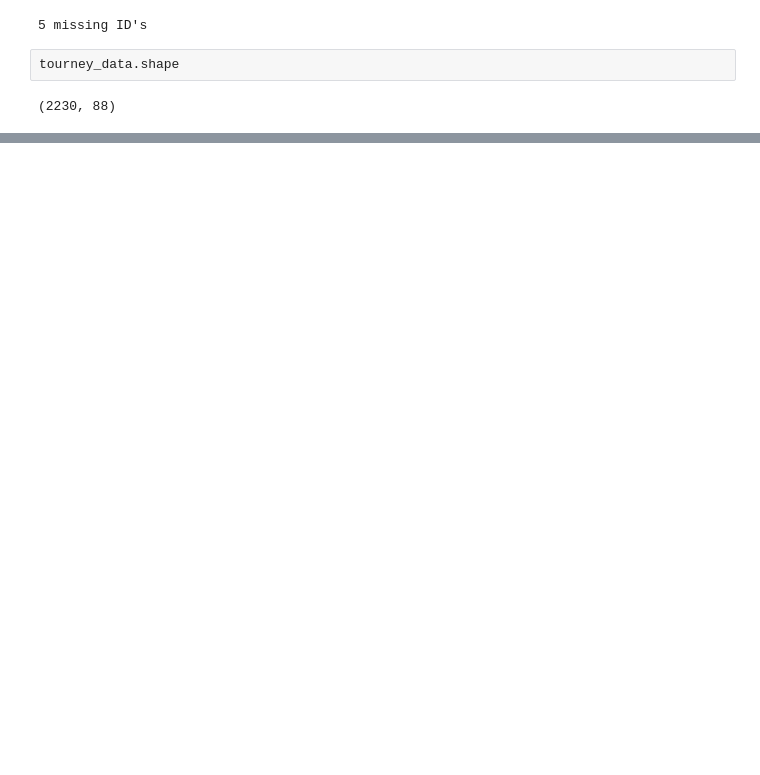
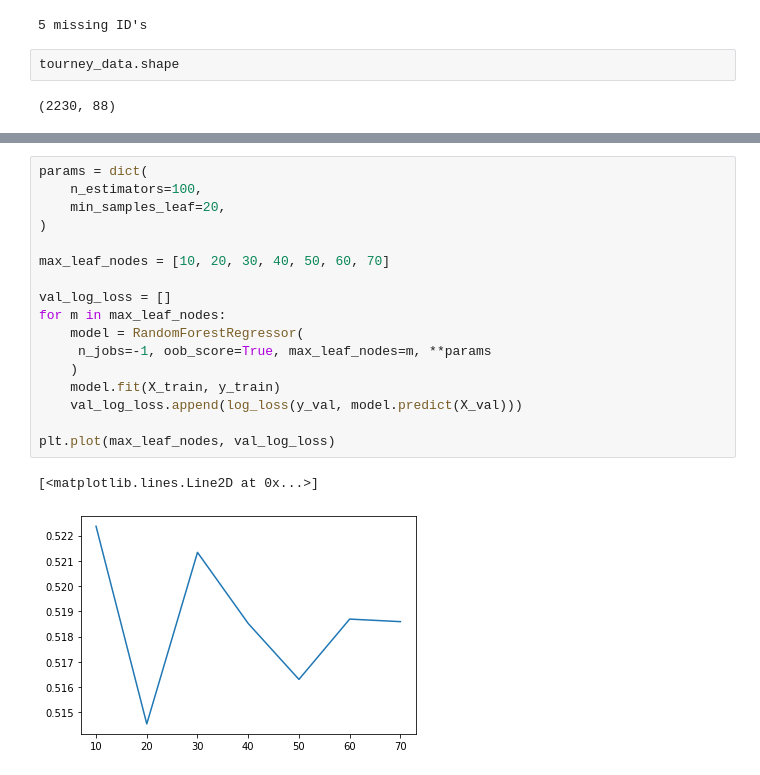
Before and after one commit to MatanFreedman/kaggle-march-madness-2021, a Jupyter notebook: notebooks/Paris Madness.ipynb, the cells around one changed output, grey strips where cells are left out. Cells and saved outputs as stored; diff of their text form; blank space fills up the shorter version.

```diff
--- a/notebooks/Paris Madness.ipynb
+++ b/notebooks/Paris Madness.ipynb
@@ -355,0 +470,20 @@ tourney_data.to_csv("../data/interim/features-03-10.csv", index=False)
+# %%
+params = dict(
+    n_estimators=100,
+    min_samples_leaf=20,
+)
+
+max_leaf_nodes = [10, 20, 30, 40, 50, 60, 70]
+
+val_log_loss = []
+for m in max_leaf_nodes:
+    model = RandomForestRegressor(
+     n_jobs=-1, oob_score=True, max_leaf_nodes=m, **params
+    )
+    model.fit(X_train, y_train)
+    val_log_loss.append(log_loss(y_val, model.predict(X_val)))
+
+plt.plot(max_leaf_nodes, val_log_loss)
+# %% [output]
+[<matplotlib.lines.Line2D at 0x...>]
+[figure, added]
```
Also changed, not shown: parts of 20 cells of this notebook, 2 other files.
